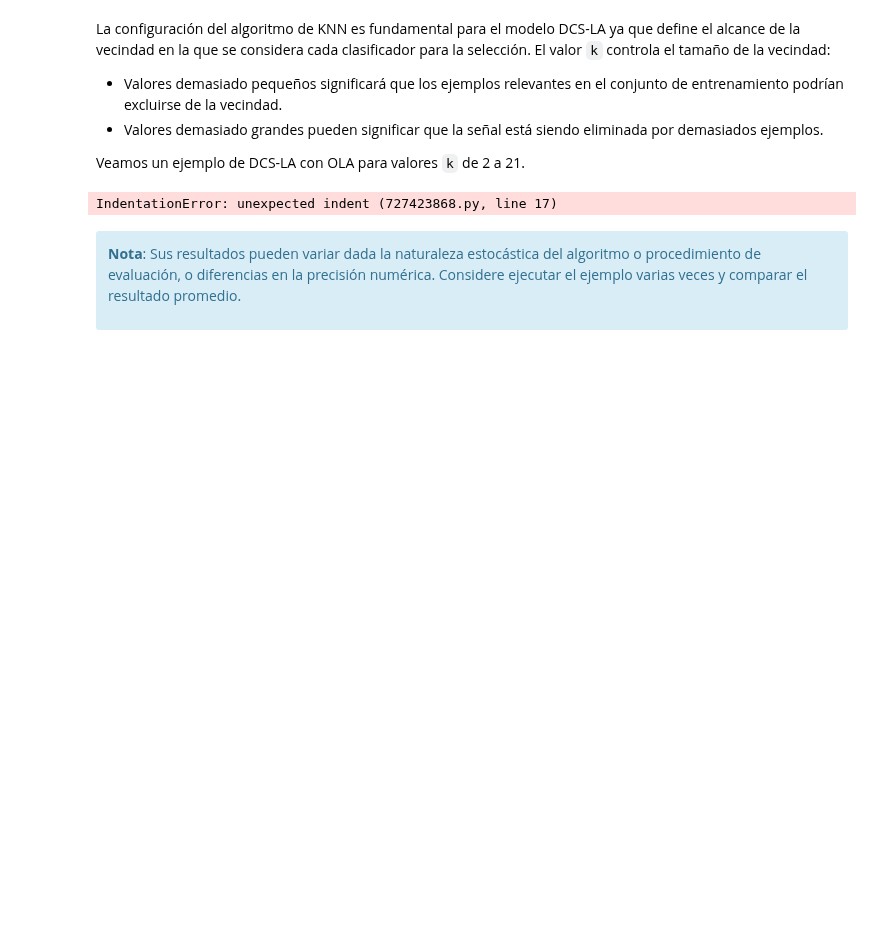
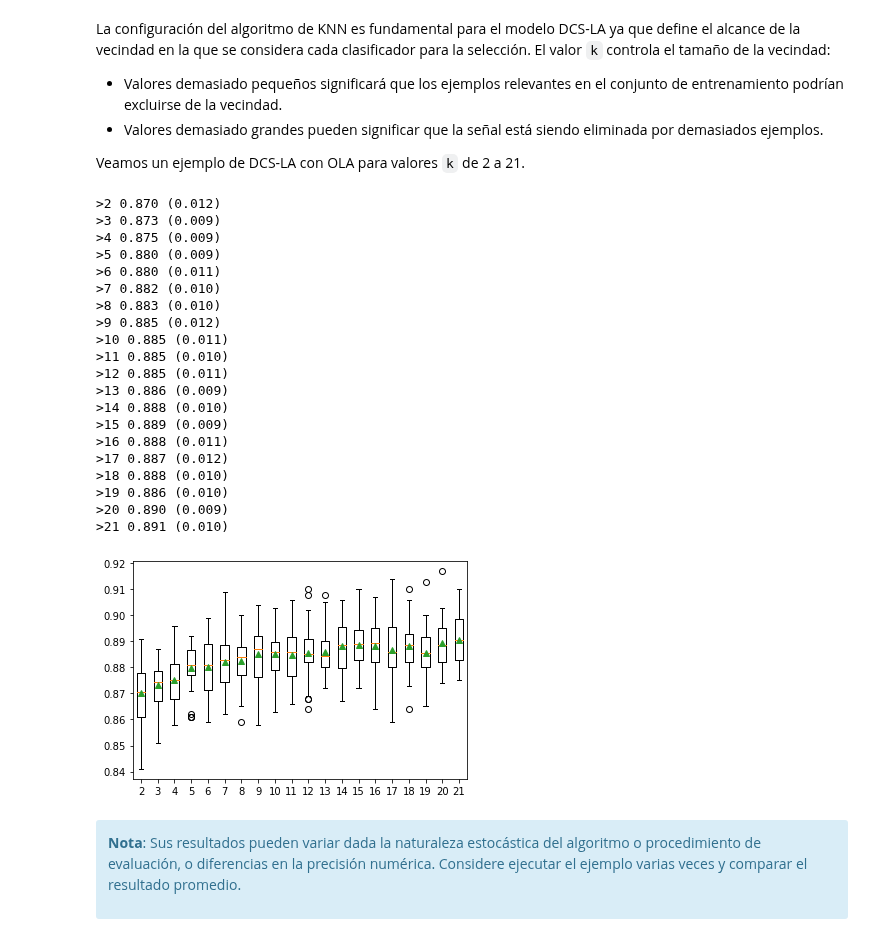
Before and after one commit to javierpiquerasmartinez/practices-aaii, a Jupyter notebook: bloque-0-modelos-multiples/4. Selección de clasificador dinámico.ipynb, the cells around one changed output. Drawn from its saved outputs; the diff is of its cells as text; code cells hidden in the pictures; blank space fills up the shorter version.

```diff
--- a/bloque-0-modelos-multiples/4. Selección de clasificador dinámico.ipynb
+++ b/bloque-0-modelos-multiples/4. Selección de clasificador dinámico.ipynb
@@ -194,12 +185,15 @@ También podemos utilizar el modelo DCS-LA con OLA como modelo final y hacer pre
 from deslib.dcs.ola import OLA
 
 # denifinir el modelo
-model = ???
+model = OLA()
 # entrenamiento
-???
+model.fit(X, y)
 # Hacer una predicción
-row = [1.89149379, -0.39847585, 1.63856893, 0.01647165, 1.51892395, -3.52651223, 1.80998823, 0.58810926, -0.02542177, -0.52835426]
-pred = ???
+row = [-1.90710794,  1.52433471,  1.84973007,  2.35366976,  0.25355192,
+        0.00748397, -0.89773414,  0.23576555, -2.67630958,  0.48313739,
+       -0.01546079,  2.32326935,  1.94527582,  2.96824161, -2.23528952,
+        0.66418332, -2.76591587,  1.48221875, -1.17071345,  6.41199015]
+pred = model.predict([row])
 # summarize the prediction
 print('Predicción: %d' % pred[0])
 # %% [output]
@@ -249,10 +242,12 @@ from sklearn.datasets import make_classification
 from deslib.dcs.lca import LCA
 
 # ddefinir el modelo
-model = ???
-
+model = LCA()
 model.fit(X, y)
-row = [0.2929949, -4.21223056, -1.288332, -2.17849815, -0.64527665, 2.58097719, 0.28422388, -7.1827928, -1.91211104, 2.73729512, 0.81395695, 3.96973717, -2.66939799, 3.34692332, 4.19791821, 0.99990998, -0.30201875, -4.43170633, -2.82646737, 0.44916808]
+row = [-1.90710794,  1.52433471,  1.84973007,  2.35366976,  0.25355192,
+        0.00748397, -0.89773414,  0.23576555, -2.67630958,  0.48313739,
+       -0.01546079,  2.32326935,  1.94527582,  2.96824161, -2.23528952,
+        0.66418332, -2.76591587,  1.48221875, -1.17071345,  6.41199015]
 pred = model.predict([row])
 print('Predicción: %d' % pred[0])
 # %% [output]
@@ -285,45 +280,65 @@ Veamos un ejemplo de DCS-LA con OLA para valores `k` de 2 a 21.
 # %%
 from numpy import mean
 from numpy import std
 from sklearn.datasets import make_classification
 from sklearn.model_selection import cross_val_score
 from sklearn.model_selection import RepeatedStratifiedKFold
 from deslib.dcs.ola import OLA
 from matplotlib import pyplot
 
 def get_dataset():
     X, y = make_classification(n_samples=10000, n_features=20, n_informative=15, n_redundant=5, random_state=7)
     return X, y
 
 # lista de modelos a evaluar (valor e k de 2 a 21)
 def get_models():
-    ???
-    ???
-        ???
-    ???
+    models = dict()
+    for i in range(2, 22):
+        models[str(i)] = OLA(k=i)
+    return models
 
 # evaluar el modelo
 def evaluate_model(model, X, y):
-    ???
-    ???
-    ???
+    cv = RepeatedStratifiedKFold(n_splits=10, n_repeats=3, random_state=1)
+    scores = cross_val_score(model, X, y, scoring='accuracy', cv=cv, n_jobs=-1)
+    return scores
 
 # dataset
-X, y = ???
+X, y = get_dataset()
 # obtener modelos a evaluar
-models = ???
+models = get_models()
 # evaluar y almacenar resultados
-results, names = ???
-???
-    ???
-    ???
-    ???
+results, names = list(), list()
+for name, model in models.items():
+    scores = evaluate_model(model, X, y)
+    results.append(scores)
+    names.append(name)
     print('>%s %.3f (%.3f)' % (name, mean(scores), std(scores)))
 
 pyplot.boxplot(results, labels=names, showmeans=True)
 pyplot.show()
 # %% [output]
-IndentationError: unexpected indent (727423868.py, line 17)
+>2 0.870 (0.012)
+>3 0.873 (0.009)
+>4 0.875 (0.009)
+>5 0.880 (0.009)
+>6 0.880 (0.011)
+>7 0.882 (0.010)
+>8 0.883 (0.010)
+>9 0.885 (0.012)
+>10 0.885 (0.011)
+>11 0.885 (0.010)
+>12 0.885 (0.011)
+>13 0.886 (0.009)
+>14 0.888 (0.010)
+>15 0.889 (0.009)
+>16 0.888 (0.011)
+>17 0.887 (0.012)
+>18 0.888 (0.010)
+>19 0.886 (0.010)
+>20 0.890 (0.009)
+>21 0.891 (0.010)
+[figure, added]
 # %% [markdown]
 <div class="alert alert-block alert-info">
 
```
Also changed, not shown: parts of 13 cells of this notebook.
